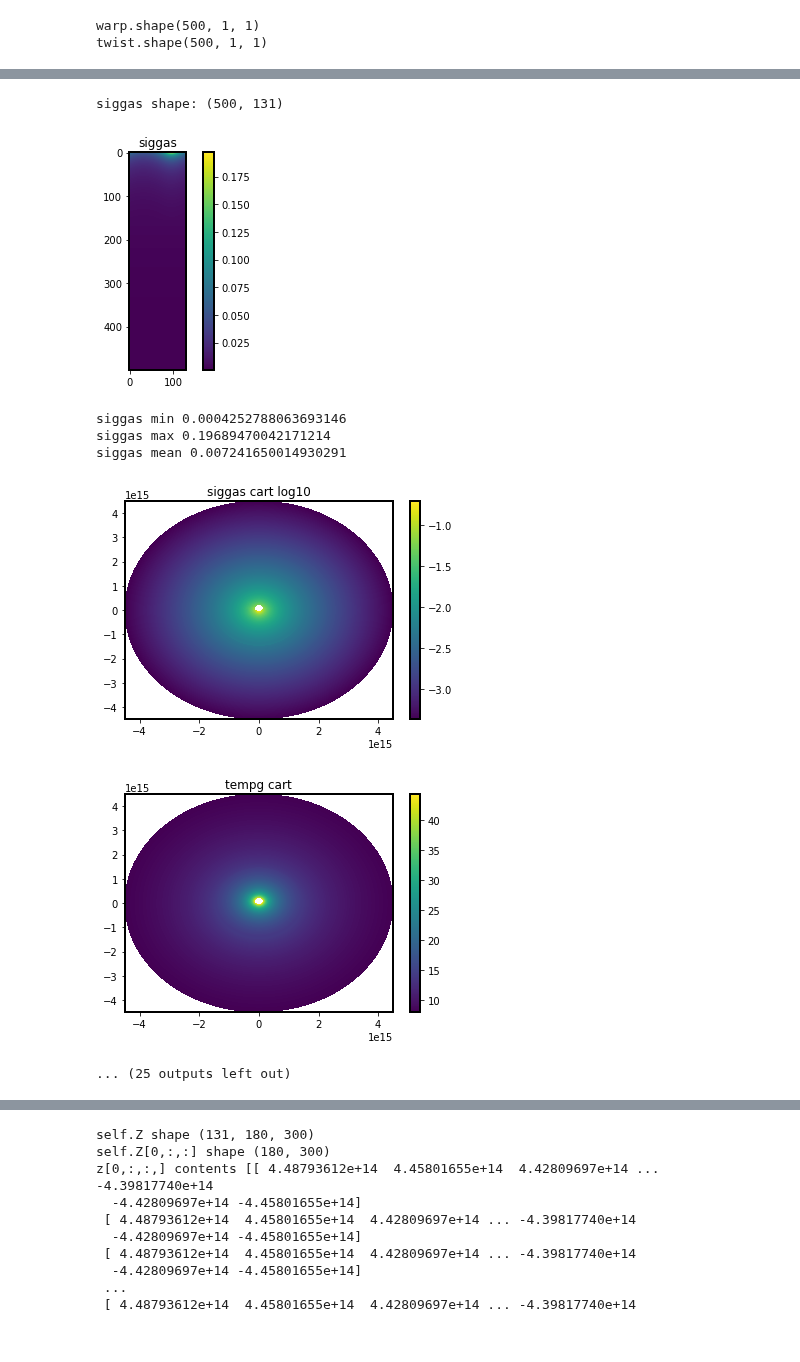
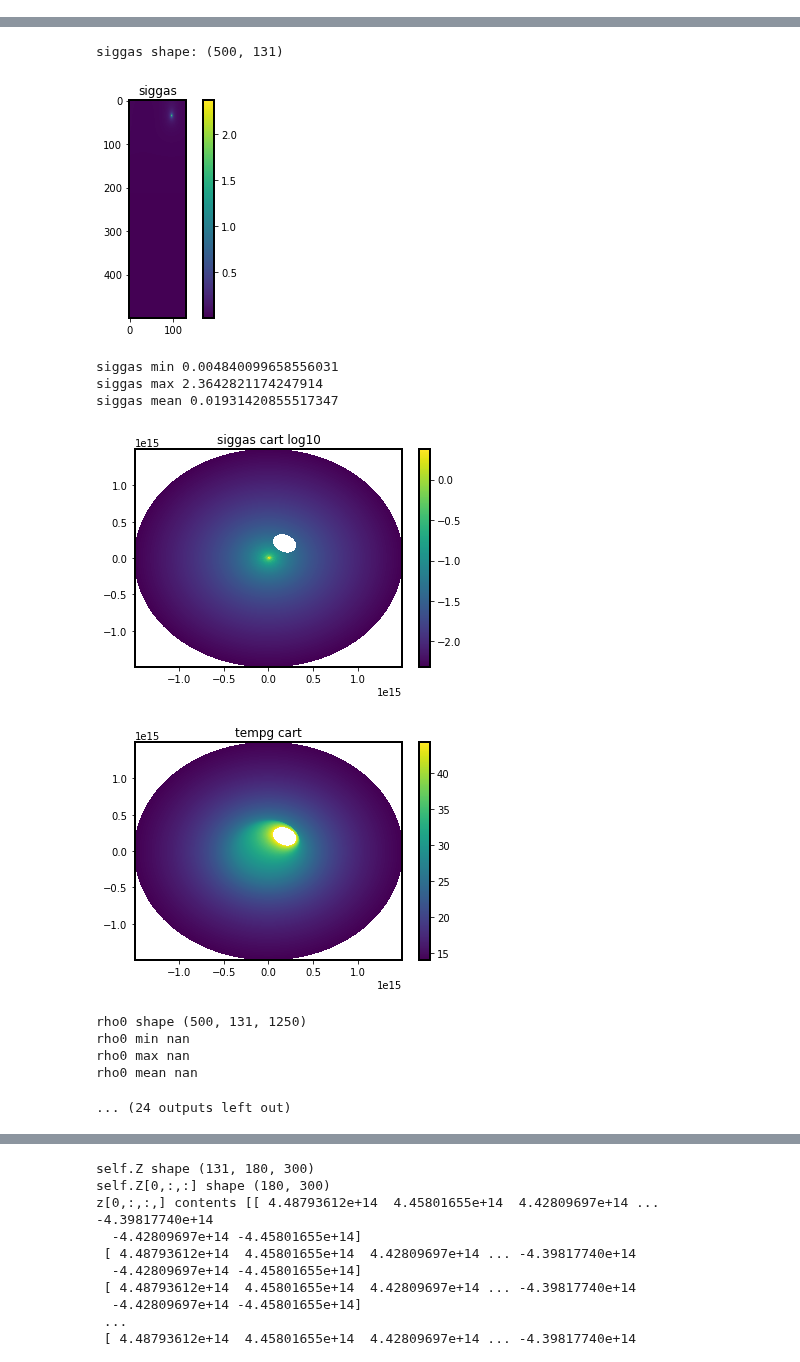
Before and after one commit to theochawla/49ceti_warpmodel, a Jupyter notebook: Warp/testing_code.ipynb, the cells around one changed output, grey strips where cells are left out. Saved outputs shown, nothing was run; the diff lists cells and outputs as text; code cells hidden in the pictures.

Commit message:
warp model running! Need to check geometry is correct but it is looking promising!

```diff
--- a/Warp/testing_code.ipynb
+++ b/Warp/testing_code.ipynb
@@ -24,5 +8,5 @@ tdiskZmax 1227887989967007.2
 # %%
-y=mine.Disk(Tmid0=14, sigbound=[1e-3,np.inf],zmax=30, McoG=1e-4, Aout=300.,incl=15, w_i=20, w_r0=100,w_dr=0,w_pa=0)
+y=mine.Disk(Tmid0=14, sigbound=[1e-3,np.inf],zmax=30, McoG=1e-4, Aout=100.,incl=25, w_i=40, w_r0=20,w_dr=40,w_pa=-45)
 # %% [output]
 zmax = 448793612100000.0
 acf shape = (500, 131, 1250)
@@ -39,2 +24,0 @@ r min149597870700000.0
-warp.shape(500, 1, 1)
-twist.shape(500, 1, 1)
@@ -46,11 +30,15 @@ twist.shape(500, 1, 1)
+siggas shape: (500, 131)
+[figure, new version]
-siggas shape: (500, 131)
+siggas min 0.004840099658556031
+siggas max 2.3642821174247914
+siggas mean 0.01931420855517347
-[figure, old version]
-siggas min 0.0004252788063693146
-siggas max 0.19689470042171214
-siggas mean 0.007241650014930291
-[figure, old version]
+[figure, new version]
-[figure, old version]
+[figure, new version]
+rho0 shape (500, 131, 1250)
+rho0 min nan
+rho0 max nan
+rho0 mean nan
-... (25 outputs left out)
+... (24 outputs left out)
 # %%
 y.plot_structure()
 # %% [output]
```
Also changed, not shown: parts of 5 cells of this notebook, 28 other files.
